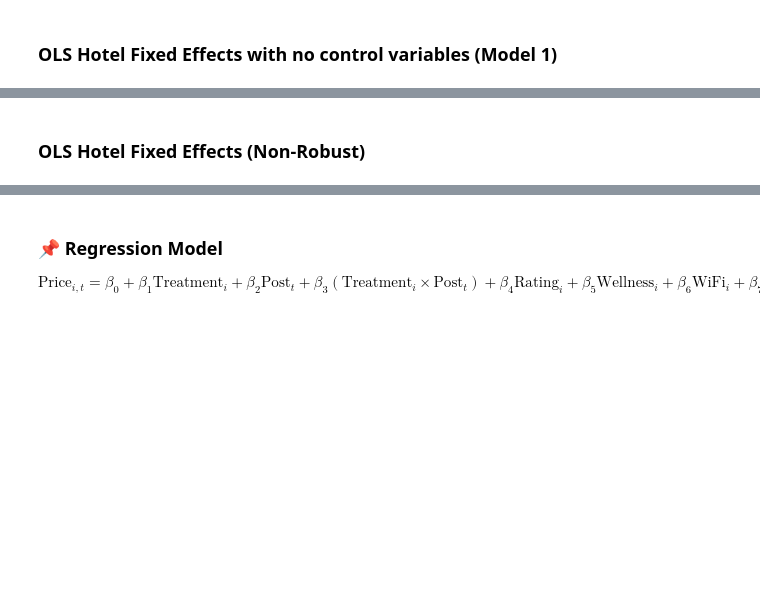
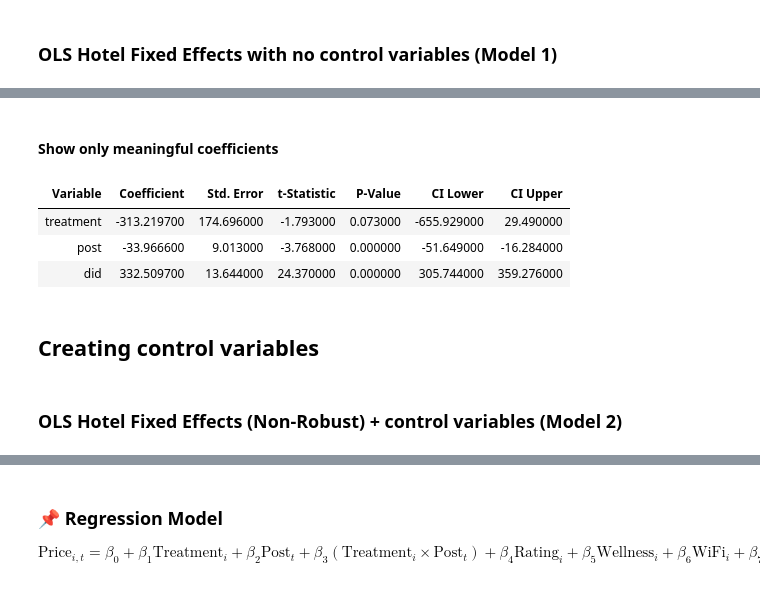
Before and after one commit to alejandro-delgado-t/Booking, a Jupyter notebook: NLP_Booking_Project/booking_project.ipynb, the cells around one changed output, grey strips where cells are left out. Drawn from its saved outputs; the diff is of its cells as text; code cells hidden in the pictures; blank space fills up the shorter version.

```diff
--- a/NLP_Booking_Project/booking_project.ipynb
+++ b/NLP_Booking_Project/booking_project.ipynb
@@ -1100,0 +1103,7 @@ strong multicollinearity problems or that the design matrix is singular.
+# %%
+# Running the fixed effects regression
+# Run Fixed Effects Model
+model_1 = panel.PanelOLS.from_formula("price ~ post + did + EntityEffects", data=df).fit()
+
+# Display regression results
+print(model_1.summary)
@@ -1100,0 +1128,32 @@ strong multicollinearity problems or that the design matrix is singular.
+# %% [markdown]
+#### Show only meaningful coefficients
+# %%
+# Extract regression summary table as a DataFrame
+summary_data = model_1.summary().tables[1].data
+
+# Convert to DataFrame and set proper column names
+summary_table = pd.DataFrame(summary_data[1:], columns=summary_data[0])
+
+# Rename columns for easier filtering and readability
+summary_table.columns = ["Variable", "Coefficient", "Std. Error", "t-Statistic", "P-Value", "CI Lower", "CI Upper"]
+
+# Convert numeric columns to proper data types
+numeric_cols = ["Coefficient", "Std. Error", "t-Statistic", "P-Value", "CI Lower", "CI Upper"]
+summary_table[numeric_cols] = summary_table[numeric_cols].apply(pd.to_numeric, errors='coerce')
+
+# Define important variables, now including fixed effects for date
+important_vars = {"treatment", "post", "did"}
+important_vars.update({var for var in summary_table["Variable"] if var.startswith("C(date)")})  # Include C(date) dummies
+
+# Filter for relevant variables (excluding hotel_id fixed effects)
+filtered_results = summary_table[summary_table["Variable"].isin(important_vars)]
+
+# Display cleaned-up results using Pandas without index
+display(filtered_results.style.hide(axis="index"))
+# %% [output]
+| Variable | Coefficient | Std. Error | t-Statistic | P-Value | CI Lower | CI Upper |
+| treatment | -313.219700 | 174.696000 | -1.793000 | 0.073000 | -655.929000 | 29.490000 |
+| post | -33.966600 | 9.013000 | -3.768000 | 0.000000 | -51.649000 | -16.284000 |
+| did | 332.509700 | 13.644000 | 24.370000 | 0.000000 | 305.744000 | 359.276000 |
+# %% [markdown]
+## Creating control variables
@@ -1101,2 +1176,2 @@ strong multicollinearity problems or that the design matrix is singular.
 # %% [markdown]
-### OLS Hotel Fixed Effects (Non-Robust)
+### OLS Hotel Fixed Effects (Non-Robust) + control variables (Model 2)
```
Also changed, not shown: parts of 16 cells of this notebook, 1 other file.
